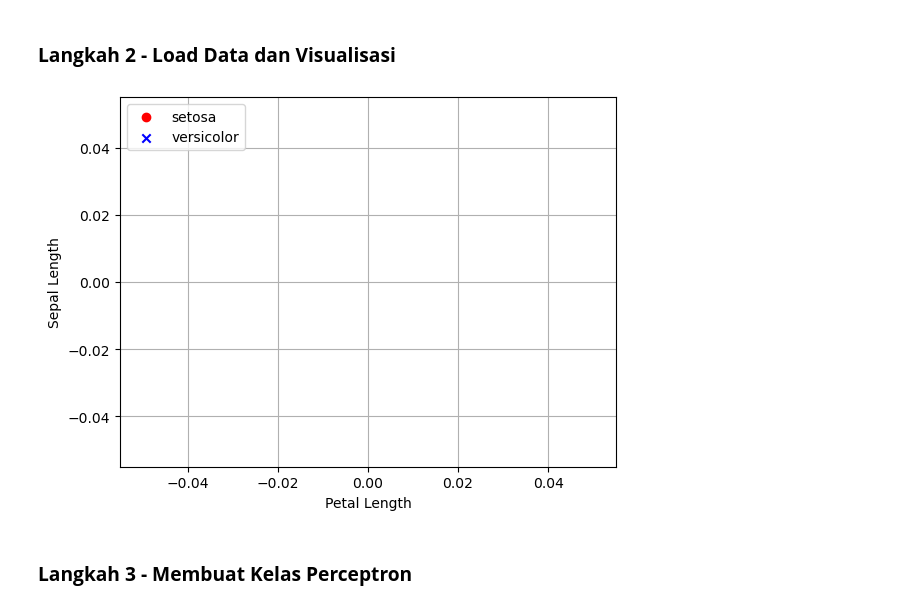
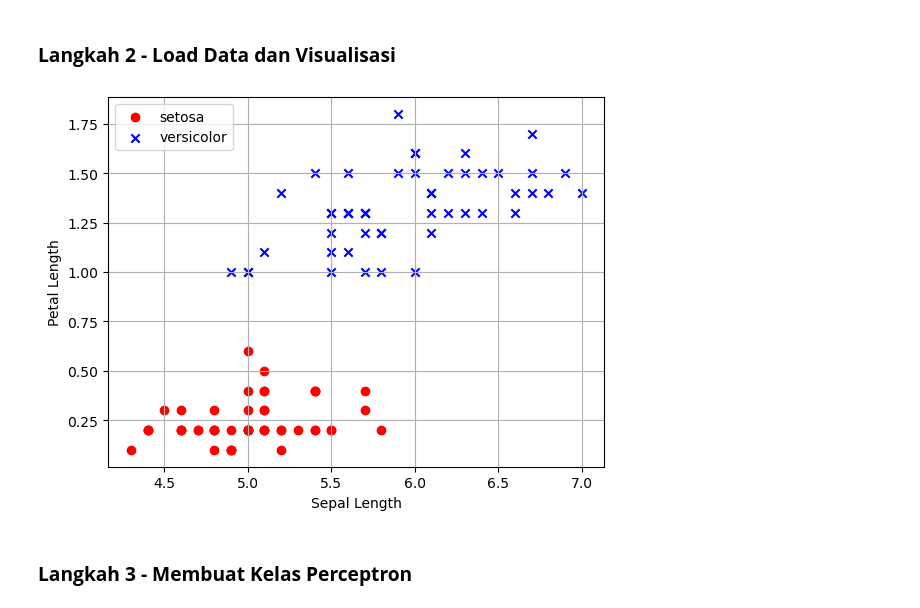
Before and after one commit to tyasenj/Pembelajaran_Mesin, a Jupyter notebook: Jobsheet9_PerceptronANN/Praktikum_1.ipynb, the cells around one changed output. Drawn from its saved outputs; the diff is of its cells as text; code cells hidden in the pictures.

```diff
--- a/Jobsheet9_PerceptronANN/Praktikum_1.ipynb
+++ b/Jobsheet9_PerceptronANN/Praktikum_1.ipynb
@@ -10,22 +10,28 @@ import seaborn as sns
 # %% [markdown]
 ### **Langkah 2 - Load Data dan Visualisasi**
 # %%
-df = pd.read_csv('data/iris.csv', header=None)
-setosa = df[df[4] == 'Iris-setosa']
-versicolor = df[df[4] == 'Iris-versicolor']
-virginica = df[df[4] == 'Iris-virginica']
+# Load dataset
+df = pd.read_csv('data/Iris.csv')
 
-a, b = 0, 3
+# Filter data untuk setiap jenis bunga
+setosa = df[df['Species'] == 'Iris-setosa']
+versicolor = df[df['Species'] == 'Iris-versicolor']
+
+# Tentukan kolom untuk plot (SepalLengthCm dan PetalLengthCm)
+a, b = 'SepalLengthCm', 'PetalWidthCm'
+
+# Plot scatter untuk setiap jenis bunga
 plt.scatter(setosa[a], setosa[b], color='red', marker='o', label='setosa')
 plt.scatter(versicolor[a], versicolor[b], color='blue', marker='x', label='versicolor')
 
-plt.xlabel('Petal Length')
-plt.ylabel('Sepal Length')
+# Label sumbu dan legenda
+plt.xlabel('Sepal Length')
+plt.ylabel('Petal Length')
 plt.legend(loc='upper left')
 plt.grid()
 plt.show()
 # %% [output]
-[figure, old version]
+[figure, new version]
 # %% [markdown]
 ### **Langkah 3 - Membuat Kelas Perceptron**
 # %%
```
Also changed, not shown: parts of 7 cells of this notebook, 5 other files.
